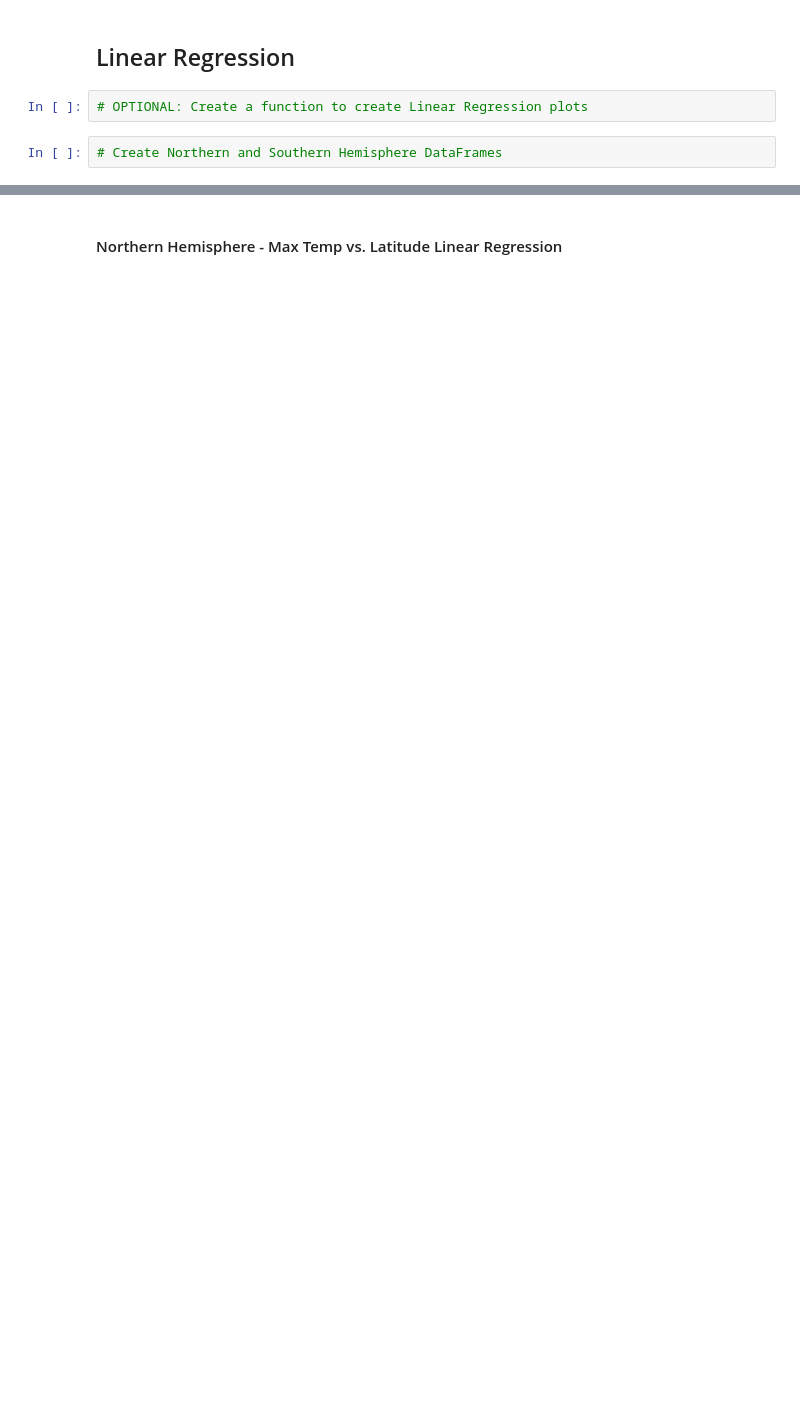
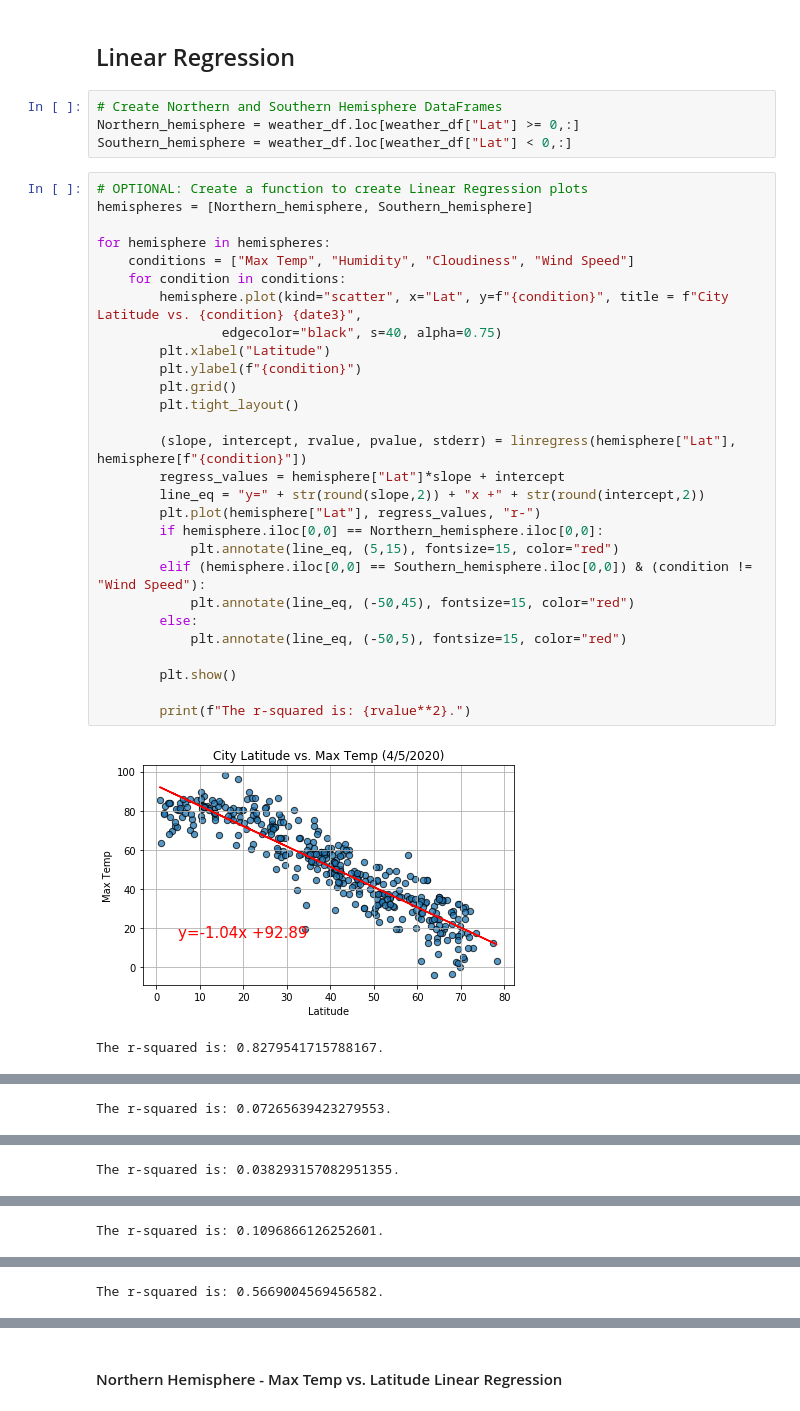
Before and after one commit to camiloibanez/Latitude-Weather-Correlations, a Jupyter notebook: WeatherPy/WeatherPy.ipynb, the cells around one changed output, grey strips where cells are left out. Saved outputs shown, nothing was run; the diff lists cells and outputs as text; blank space fills up the shorter version.

Commit message:
finished WeatherPy

```diff
--- a/WeatherPy/WeatherPy.ipynb
+++ b/WeatherPy/WeatherPy.ipynb
@@ -246,6 +256,37 @@ plt.savefig("fig4.png")
 # %% [markdown]
 ## Linear Regression
-# %%
-# OPTIONAL: Create a function to create Linear Regression plots
 # %%
 # Create Northern and Southern Hemisphere DataFrames
+Northern_hemisphere = weather_df.loc[weather_df["Lat"] >= 0,:]
+Southern_hemisphere = weather_df.loc[weather_df["Lat"] < 0,:]
+# %%
+# OPTIONAL: Create a function to create Linear Regression plots
+hemispheres = [Northern_hemisphere, Southern_hemisphere]
+
+for hemisphere in hemispheres:
+    conditions = ["Max Temp", "Humidity", "Cloudiness", "Wind Speed"]
+    for condition in conditions:
+        hemisphere.plot(kind="scatter", x="Lat", y=f"{condition}", title = f"City Latitude vs. {condition} {date3}",
+                edgecolor="black", s=40, alpha=0.75)
+        plt.xlabel("Latitude")
+        plt.ylabel(f"{condition}")
+        plt.grid()
+        plt.tight_layout()
+
+        (slope, intercept, rvalue, pvalue, stderr) = linregress(hemisphere["Lat"], hemisphere[f"{condition}"])
+        regress_values = hemisphere["Lat"]*slope + intercept
+        line_eq = "y=" + str(round(slope,2)) + "x +" + str(round(intercept,2))
+        plt.plot(hemisphere["Lat"], regress_values, "r-")
+        if hemisphere.iloc[0,0] == Northern_hemisphere.iloc[0,0]:
+            plt.annotate(line_eq, (5,15), fontsize=15, color="red")
+        elif (hemisphere.iloc[0,0] == Southern_hemisphere.iloc[0,0]) & (condition != "Wind Speed"):
+            plt.annotate(line_eq, (-50,45), fontsize=15, color="red")
+        else:
+            plt.annotate(line_eq, (-50,5), fontsize=15, color="red")
+
+        plt.show()
+
+        print(f"The r-squared is: {rvalue**2}.")
+# %% [output]
+[figure, added]
+The r-squared is: 0.8279541715788167.
@@ -251,0 +294 @@ plt.savefig("fig4.png")
+The r-squared is: 0.07265639423279553.
@@ -251,0 +296 @@ plt.savefig("fig4.png")
+The r-squared is: 0.038293157082951355.
@@ -251,0 +298 @@ plt.savefig("fig4.png")
+The r-squared is: 0.1096866126252601.
@@ -251,0 +300 @@ plt.savefig("fig4.png")
+The r-squared is: 0.5669004569456582.
```
Also changed, not shown: parts of 31 cells of this notebook.
